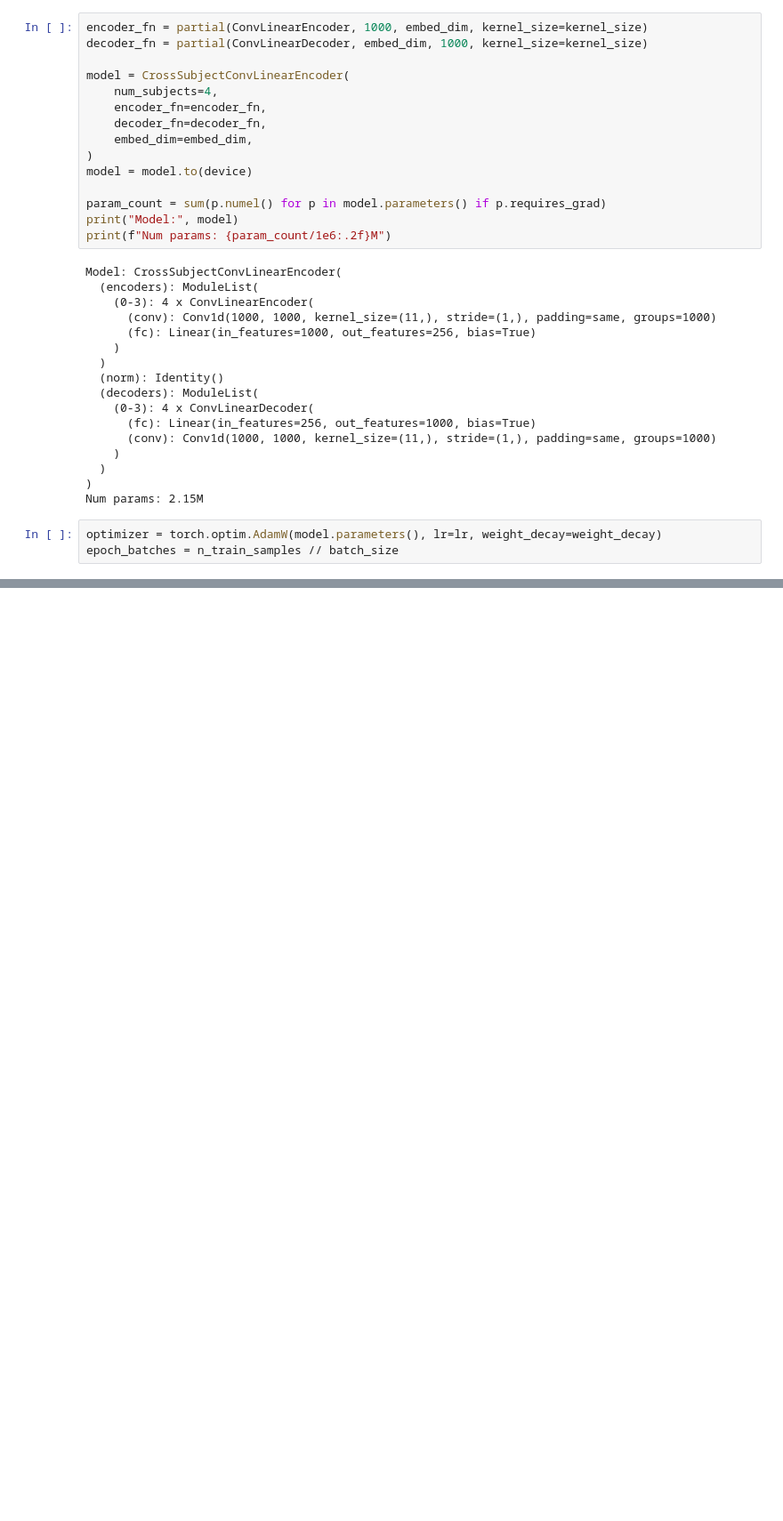
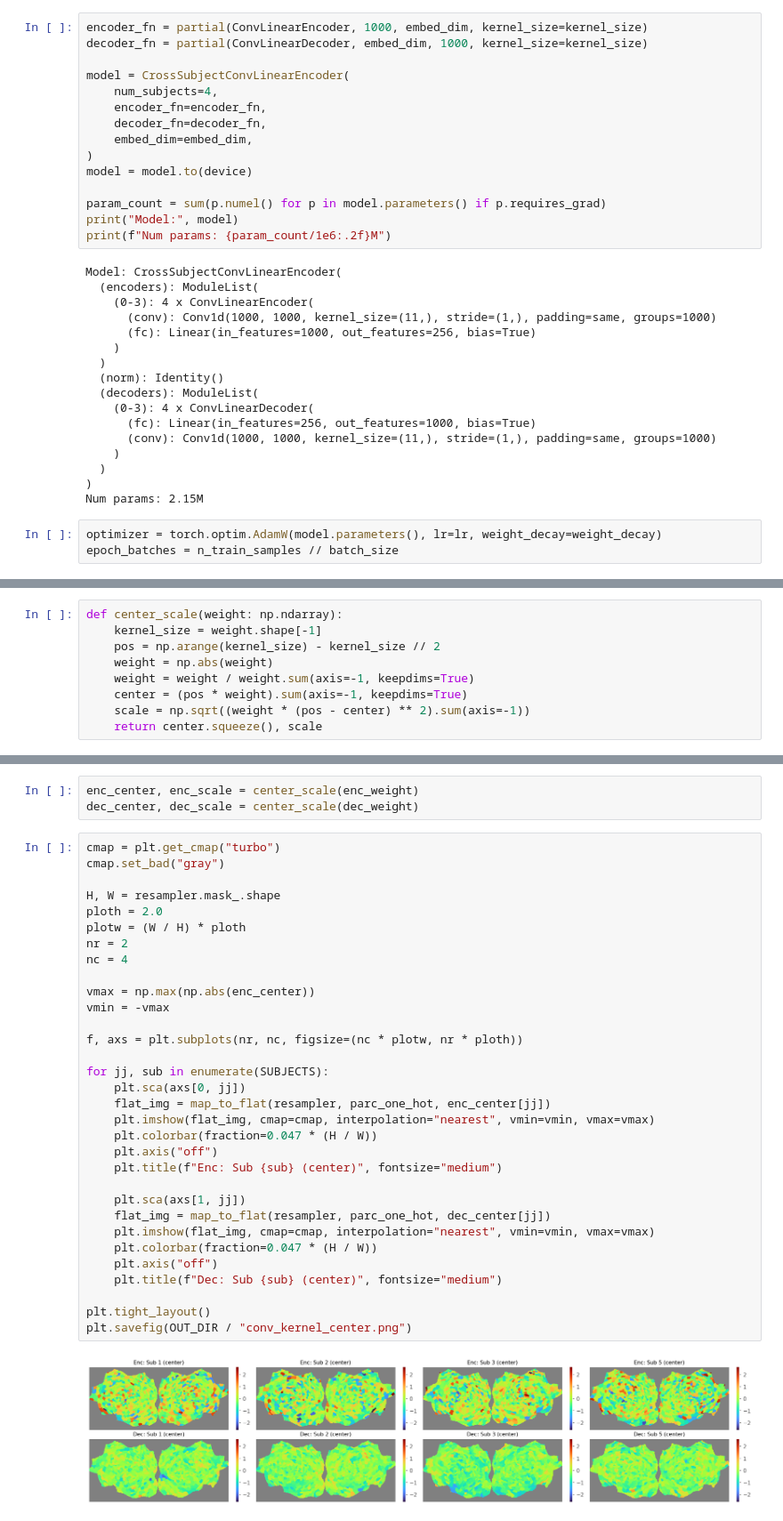
Before and after one commit to MedARC-AI/algonauts2025, a Jupyter notebook: cross_encoding/cross_encoding_v1.ipynb, the cells around one changed output, grey strips where cells are left out. Shown at 89% size. Saved outputs shown, nothing was run; the diff lists cells and outputs as text; blank space fills up the shorter version.

```diff
--- a/cross_encoding/cross_encoding_v1.ipynb
+++ b/cross_encoding/cross_encoding_v1.ipynb
@@ -635,0 +912,9 @@ Val:   9  Loss: 0.315  Acc: 0.345,0.347,0.371,0.319 (0.345)  Time: 0.006,0.073 2
+# %%
+def center_scale(weight: np.ndarray):
+    kernel_size = weight.shape[-1]
+    pos = np.arange(kernel_size) - kernel_size // 2
+    weight = np.abs(weight)
+    weight = weight / weight.sum(axis=-1, keepdims=True)
+    center = (pos * weight).sum(axis=-1, keepdims=True)
+    scale = np.sqrt((weight * (pos - center) ** 2).sum(axis=-1))
+    return center.squeeze(), scale
@@ -635,0 +923,37 @@ Val:   9  Loss: 0.315  Acc: 0.345,0.347,0.371,0.319 (0.345)  Time: 0.006,0.073 2
+# %%
+enc_center, enc_scale = center_scale(enc_weight)
+dec_center, dec_scale = center_scale(dec_weight)
+# %%
+cmap = plt.get_cmap("turbo")
+cmap.set_bad("gray")
+
+H, W = resampler.mask_.shape
+ploth = 2.0
+plotw = (W / H) * ploth
+nr = 2
+nc = 4
+
+vmax = np.max(np.abs(enc_center))
+vmin = -vmax
+
+f, axs = plt.subplots(nr, nc, figsize=(nc * plotw, nr * ploth))
+
+for jj, sub in enumerate(SUBJECTS):
+    plt.sca(axs[0, jj])
+    flat_img = map_to_flat(resampler, parc_one_hot, enc_center[jj])
+    plt.imshow(flat_img, cmap=cmap, interpolation="nearest", vmin=vmin, vmax=vmax)
+    plt.colorbar(fraction=0.047 * (H / W))
+    plt.axis("off")
+    plt.title(f"Enc: Sub {sub} (center)", fontsize="medium")
+
+    plt.sca(axs[1, jj])
+    flat_img = map_to_flat(resampler, parc_one_hot, dec_center[jj])
+    plt.imshow(flat_img, cmap=cmap, interpolation="nearest", vmin=vmin, vmax=vmax)
+    plt.colorbar(fraction=0.047 * (H / W))
+    plt.axis("off")
+    plt.title(f"Dec: Sub {sub} (center)", fontsize="medium")
+
+plt.tight_layout()
+plt.savefig(OUT_DIR / "conv_kernel_center.png")
+# %% [output]
+[figure, added]
```
Also changed, not shown: parts of 46 cells of this notebook.
